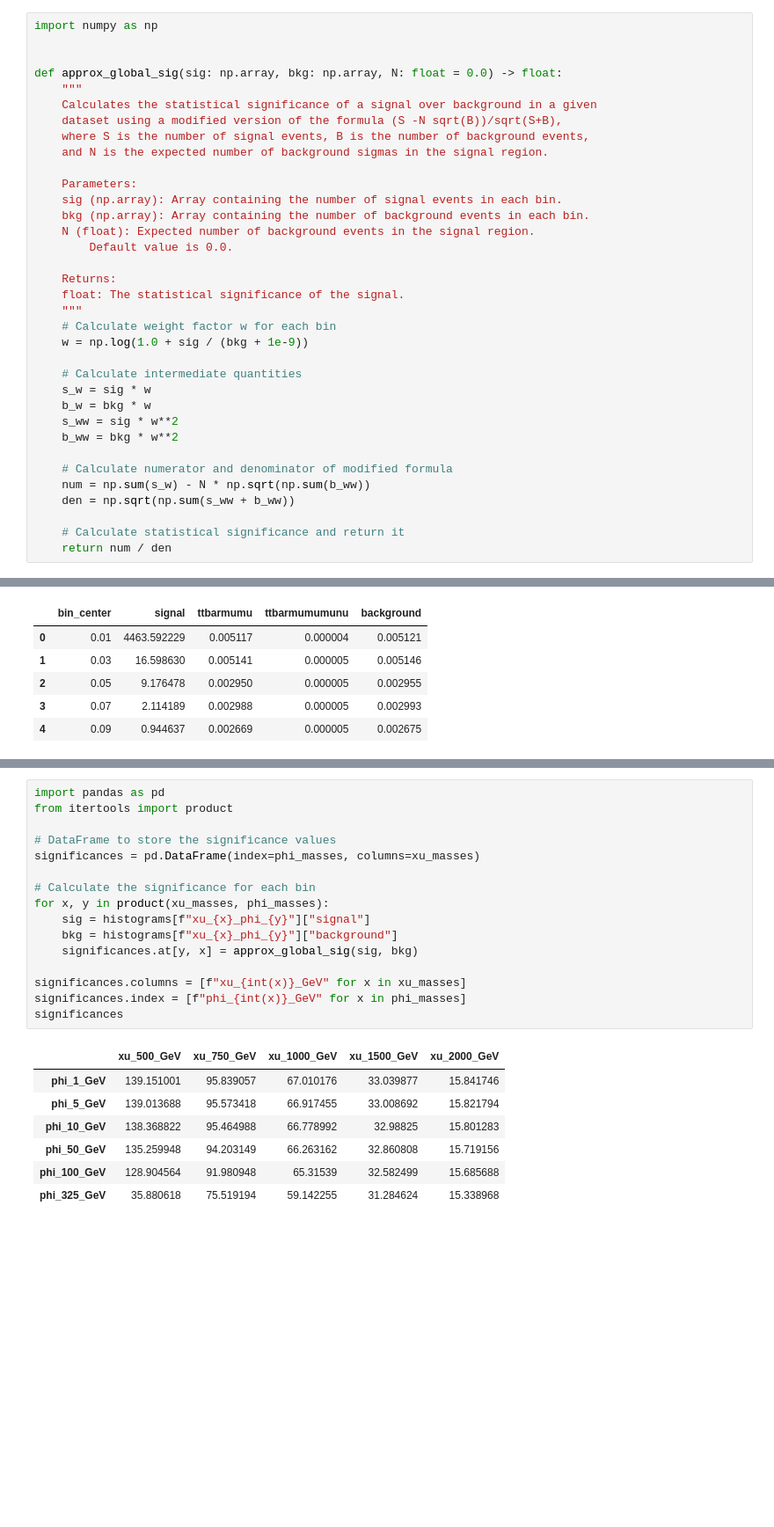
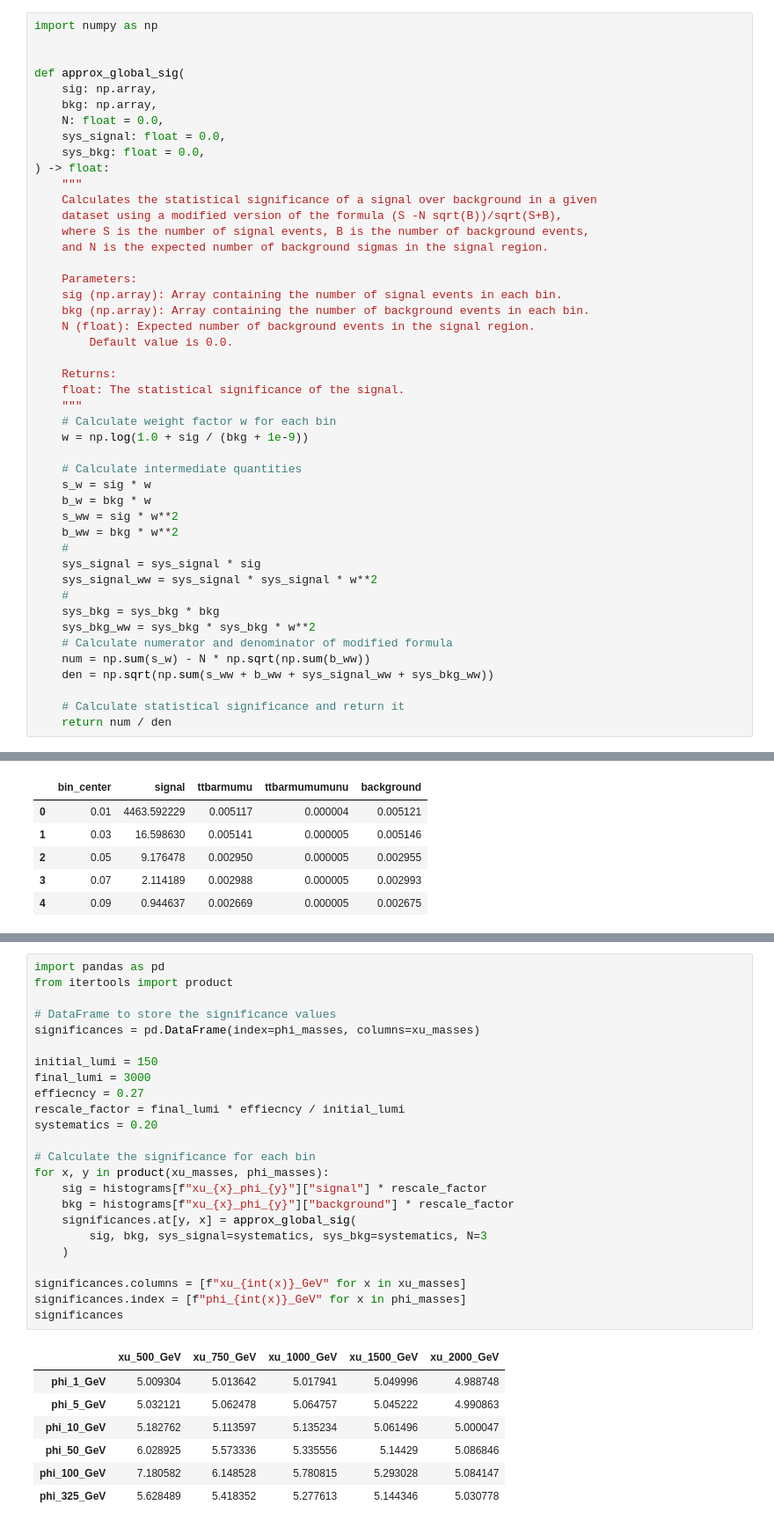
Before and after one commit to Phenomenology-group-uniandes/U1T3R_Significances, a Jupyter notebook: significances.ipynb, the cells around one changed output, grey strips where cells are left out. Shown: that part at 88% size. Drawn from its saved outputs; the diff is of its cells as text; blank space fills up the shorter version.

Commit message:
Calculate Significances

```diff
--- a/significances.ipynb
+++ b/significances.ipynb
@@ -16,7 +16,13 @@ $$
 import numpy as np
 
 
-def approx_global_sig(sig: np.array, bkg: np.array, N: float = 0.0) -> float:
+def approx_global_sig(
+    sig: np.array,
+    bkg: np.array,
+    N: float = 0.0,
+    sys_signal: float = 0.0,
+    sys_bkg: float = 0.0,
+) -> float:
     """
     Calculates the statistical significance of a signal over background in a given
     dataset using a modified version of the formula (S -N sqrt(B))/sqrt(S+B),
@@ -40,10 +46,15 @@ def approx_global_sig(sig: np.array, bkg: np.array, N: float = 0.0) -> float:
     b_w = bkg * w
     s_ww = sig * w**2
     b_ww = bkg * w**2
-
+    #
+    sys_signal = sys_signal * sig
+    sys_signal_ww = sys_signal * sys_signal * w**2
+    #
+    sys_bkg = sys_bkg * bkg
+    sys_bkg_ww = sys_bkg * sys_bkg * w**2
     # Calculate numerator and denominator of modified formula
     num = np.sum(s_w) - N * np.sqrt(np.sum(b_ww))
-    den = np.sqrt(np.sum(s_ww + b_ww))
+    den = np.sqrt(np.sum(s_ww + b_ww + sys_signal_ww + sys_bkg_ww))
 
     # Calculate statistical significance and return it
     return num / den
@@ -62,24 +103,32 @@ histograms["xu_1000_phi_1"].head()
 # %%
 import pandas as pd
 from itertools import product
 
 # DataFrame to store the significance values
 significances = pd.DataFrame(index=phi_masses, columns=xu_masses)
 
+initial_lumi = 150
+final_lumi = 3000
+effiecncy = 0.27
+rescale_factor = final_lumi * effiecncy / initial_lumi
+systematics = 0.20
+
 # Calculate the significance for each bin
 for x, y in product(xu_masses, phi_masses):
-    sig = histograms[f"xu_{x}_phi_{y}"]["signal"]
-    bkg = histograms[f"xu_{x}_phi_{y}"]["background"]
-    significances.at[y, x] = approx_global_sig(sig, bkg)
+    sig = histograms[f"xu_{x}_phi_{y}"]["signal"] * rescale_factor
+    bkg = histograms[f"xu_{x}_phi_{y}"]["background"] * rescale_factor
+    significances.at[y, x] = approx_global_sig(
+        sig, bkg, sys_signal=systematics, sys_bkg=systematics, N=3
+    )
 
 significances.columns = [f"xu_{int(x)}_GeV" for x in xu_masses]
 significances.index = [f"phi_{int(x)}_GeV" for x in phi_masses]
 significances
 # %% [output]
 |  | xu_500_GeV | xu_750_GeV | xu_1000_GeV | xu_1500_GeV | xu_2000_GeV |
-| phi_1_GeV | 139.151001 | 95.839057 | 67.010176 | 33.039877 | 15.841746 |
-| phi_5_GeV | 139.013688 | 95.573418 | 66.917455 | 33.008692 | 15.821794 |
-| phi_10_GeV | 138.368822 | 95.464988 | 66.778992 | 32.98825 | 15.801283 |
-| phi_50_GeV | 135.259948 | 94.203149 | 66.263162 | 32.860808 | 15.719156 |
-| phi_100_GeV | 128.904564 | 91.980948 | 65.31539 | 32.582499 | 15.685688 |
-| phi_325_GeV | 35.880618 | 75.519194 | 59.142255 | 31.284624 | 15.338968 |
+| phi_1_GeV | 5.009304 | 5.013642 | 5.017941 | 5.049996 | 4.988748 |
+| phi_5_GeV | 5.032121 | 5.062478 | 5.064757 | 5.045222 | 4.990863 |
+| phi_10_GeV | 5.182762 | 5.113597 | 5.135234 | 5.061496 | 5.000047 |
+| phi_50_GeV | 6.028925 | 5.573336 | 5.335556 | 5.14429 | 5.086846 |
+| phi_100_GeV | 7.180582 | 6.148528 | 5.780815 | 5.293028 | 5.084147 |
+| phi_325_GeV | 5.628489 | 5.418352 | 5.277613 | 5.144346 | 5.030778 |
```
Also changed, not shown: parts of 3 cells of this notebook, 4 other files.
